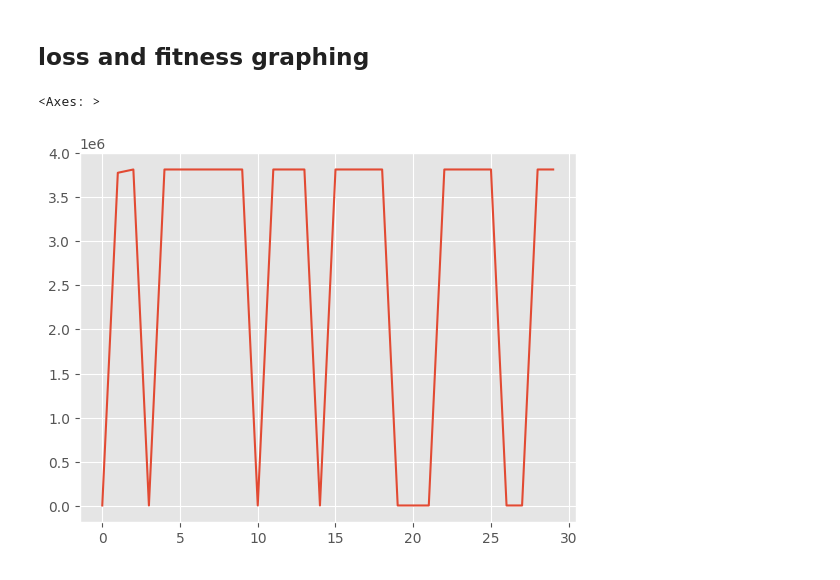
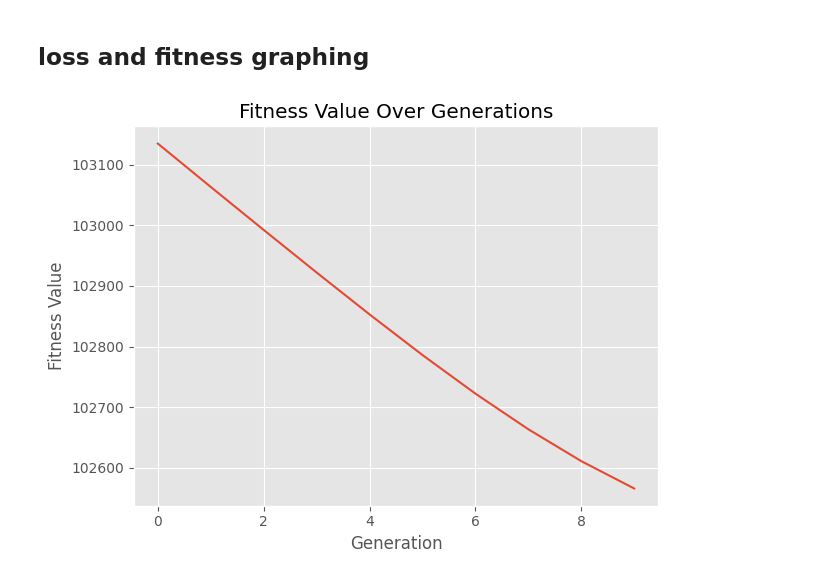
Before and after one commit to amirhu37/DCPMK, a Jupyter notebook: DCPMK.ipynb, the cells around one changed output. Drawn from its saved outputs; the diff is of its cells as text; code cells hidden in the pictures.

```diff
--- a/DCPMK.ipynb
+++ b/DCPMK.ipynb
@@ -455,12 +419,12 @@ def tradition_EA(population: torch.Tensor,
 # %% [markdown]
 # make network
 # %%
-class Opt_net(nn.Module):
+class NetWorkAdapter(nn.Module):
     def __init__(self,num_pop: int, input_size : int  , *args, **kwargs) -> None:
         super().__init__(*args, **kwargs)
         # self.input : int = input
-        self.fc = nn.Sequential(
-            nn.Linear(in_features=input_size, out_features=16),
+        self.fc1 = nn.Sequential(
+            nn.Linear(in_features=input_size, out_features=64),
             nn.Sigmoid(),
             # nn.Linear(in_features=16, out_features=32),
             # nn.Sigmoid(),
@@ -471,18 +435,19 @@ class Opt_net(nn.Module):
         # self.h0 = torch.randn(num_pop,24,  32)
         # self.c0 = torch.randn(num_pop, 24, 32)
 
-        self.lstm = nn.LSTM(input_size=16,
+        self.lstm = nn.LSTM(input_size=64,
                             hidden_size= 32,
                             num_layers=12,
                             bidirectional=True)
-        self.fc2 = nn.Linear(in_features=64, out_features=input_size)
-        self.af = nn.Sigmoid()
-
+        self.fc2 = nn.Sequential(
+                    nn.Linear(in_features=64, out_features=input_size),
+                    nn.Sigmoid()
+                            )
         pass
 
-    def forward(self, x : torch.Tensor):
-        x = self.fc(x)
+    def forward(self, x : torch.Tensor) -> torch.Tensor:
+        x = self.fc1(x)
         rnn, (h,c) = self.lstm(x)
-        return self.af(
-            self.fc2(rnn)
+        return self.fc2(
+            rnn
         )
@@ -582,17 +649,19 @@ def ea(
 ft_dure_gen : list = list()
 best_in_each_gen : list = list()
 
+
 for gen in range(n_simu):
     result = Sensor_Nodes.clone()
-    head = torch.rand(1).item() > chance_in_net_favor
+
+    head = torch.rand(1).item() > chance_in_net_favor *0
     if head:
-        result, fitness_value = fit(result, n_epoch, False)
+        result, fitness_value = network_adapt(result, n_epoch, False)
     else:
-        result, fitness_value = ea(result, n_epoch)
+        result, fitness_value = evolution_adpat(result, n_epoch)
 
-    ft_dure_gen.append(abs(fitness_value))
-    best_in_each_gen.append (find_best(result, fitness_fn))
+    ft_dure_gen.append(fitness_value)
+    best_in_each_gen.append (find_best(result.float(), fitness_fn, verbose=False))
 
-    print(f"Generation {gen+1}, {abs(fitness_value): .4f} {"'NET'" if head > .5 else "'EA'"} ")
+    print(f"Generation {gen+1} | {fitness_value: .4f} | {"'NET'" if head else "'EA'"} ")
     # break
 # %% [output]
@@ -639,6 +693,13 @@ plot_2d_environment(final_env, radii=radii)
 ## loss and fitness graphing
 # %%
 sns.lineplot(ft_dure_gen)
+plt.title("Fitness Value Over Generations")
+plt.xlabel("Generation")
+plt.ylabel("Fitness Value")
+handles, labels = plt.gca().get_legend_handles_labels()
+if handles:
+    plt.legend(loc='upper right')
+plt.tight_layout()
+plt.show()
 # %% [output]
-<Axes: >
-[figure, old version]
+[figure, new version]
```
Also changed, not shown: parts of 15 cells of this notebook.
